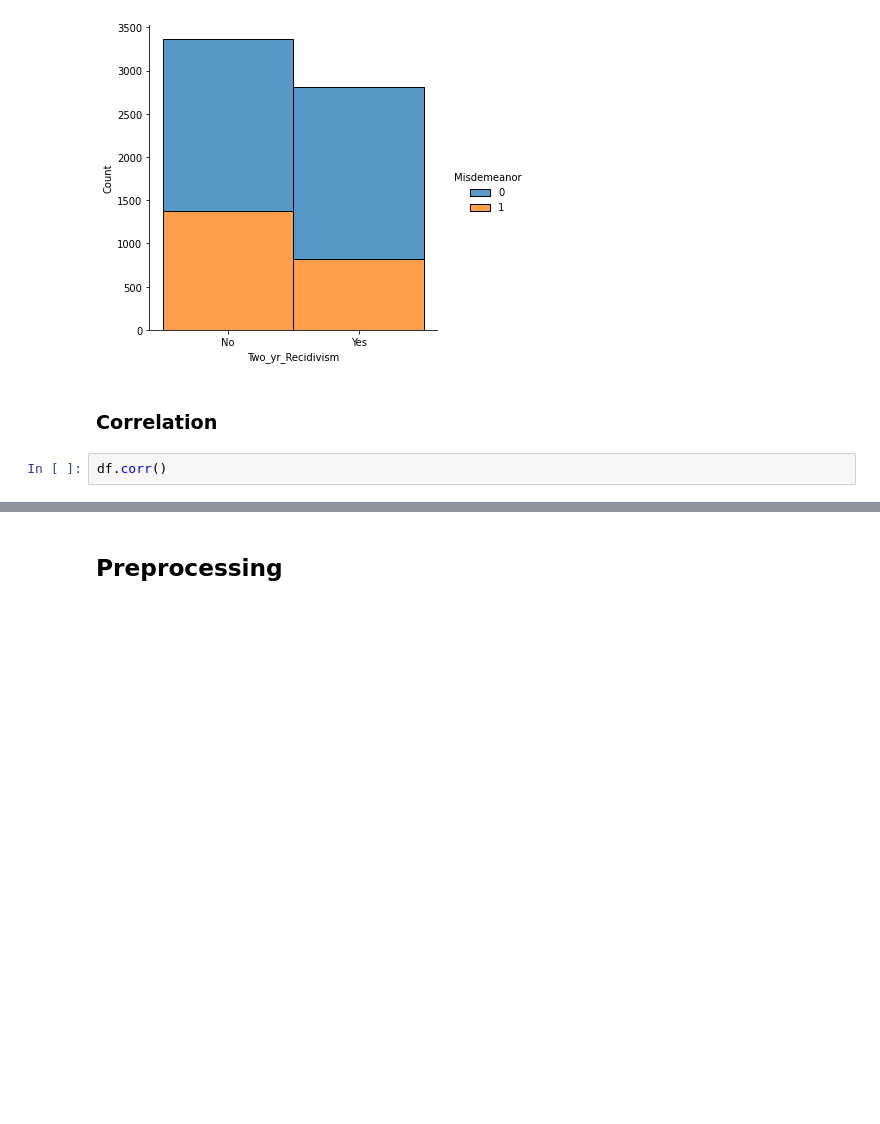
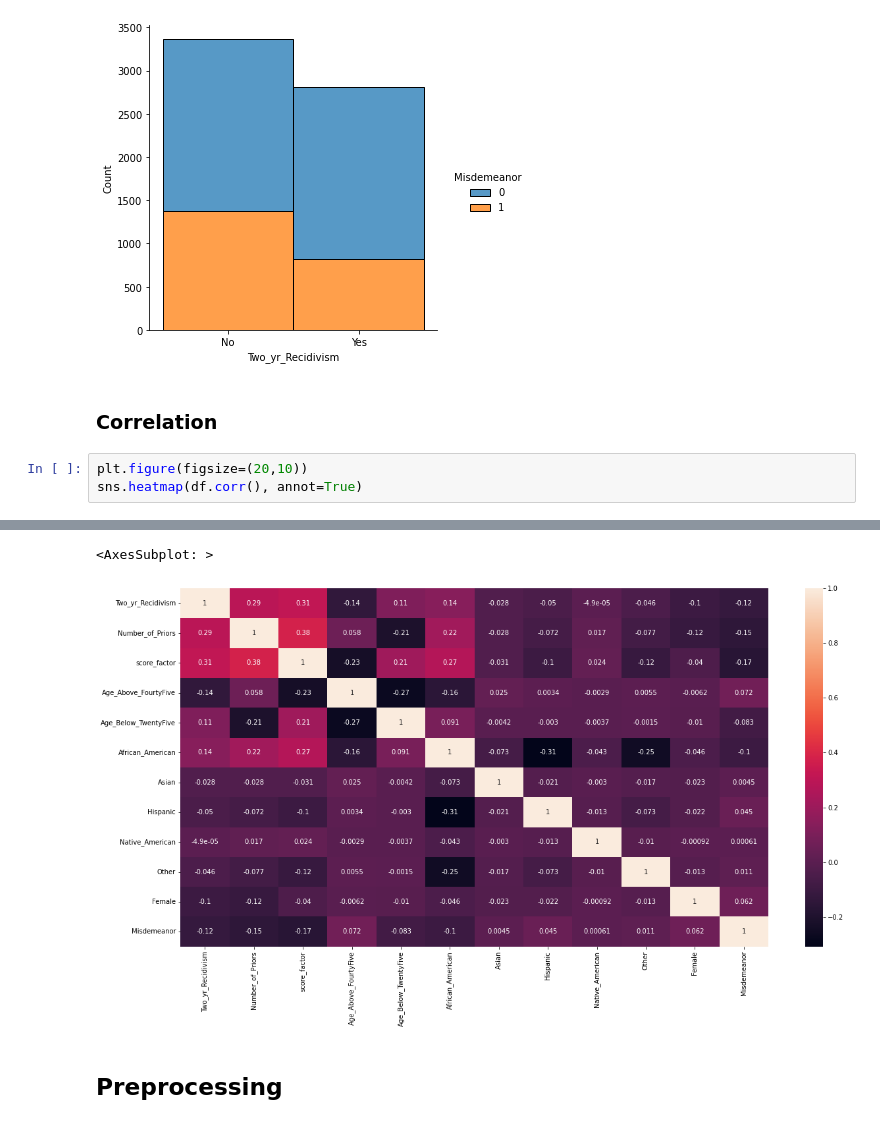
Before and after one commit to benlyj/fairml, a Jupyter notebook: doc/example_notebooks/coding_exercise.ipynb, the cells around one changed output, grey strips where cells are left out. Drawn from its saved outputs; the diff is of its cells as text; blank space fills up the shorter version.

```diff
--- a/doc/example_notebooks/coding_exercise.ipynb
+++ b/doc/example_notebooks/coding_exercise.ipynb
@@ -254,5 +256,6 @@ for col in [
 # %% [markdown]
 ### Correlation
 # %%
-df.corr()
+plt.figure(figsize=(20,10))
+sns.heatmap(df.corr(), annot=True)
 # %% [output]
@@ -272,3 +262,5 @@ df.corr()
+<AxesSubplot: >
+[figure, added]
 # %% [markdown]
 ## Preprocessing
 # %%
```
Also changed, not shown: parts of 13 cells of this notebook.
